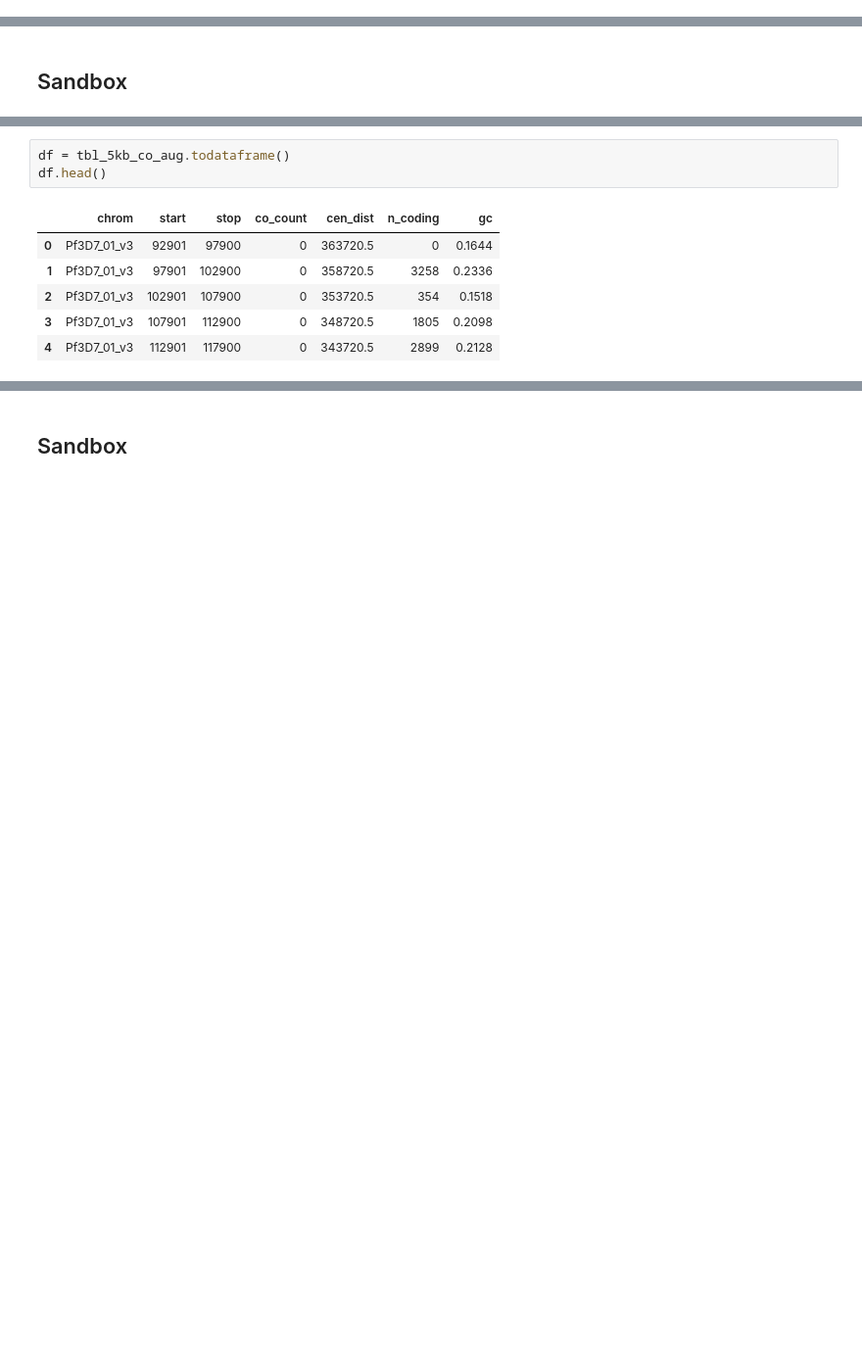
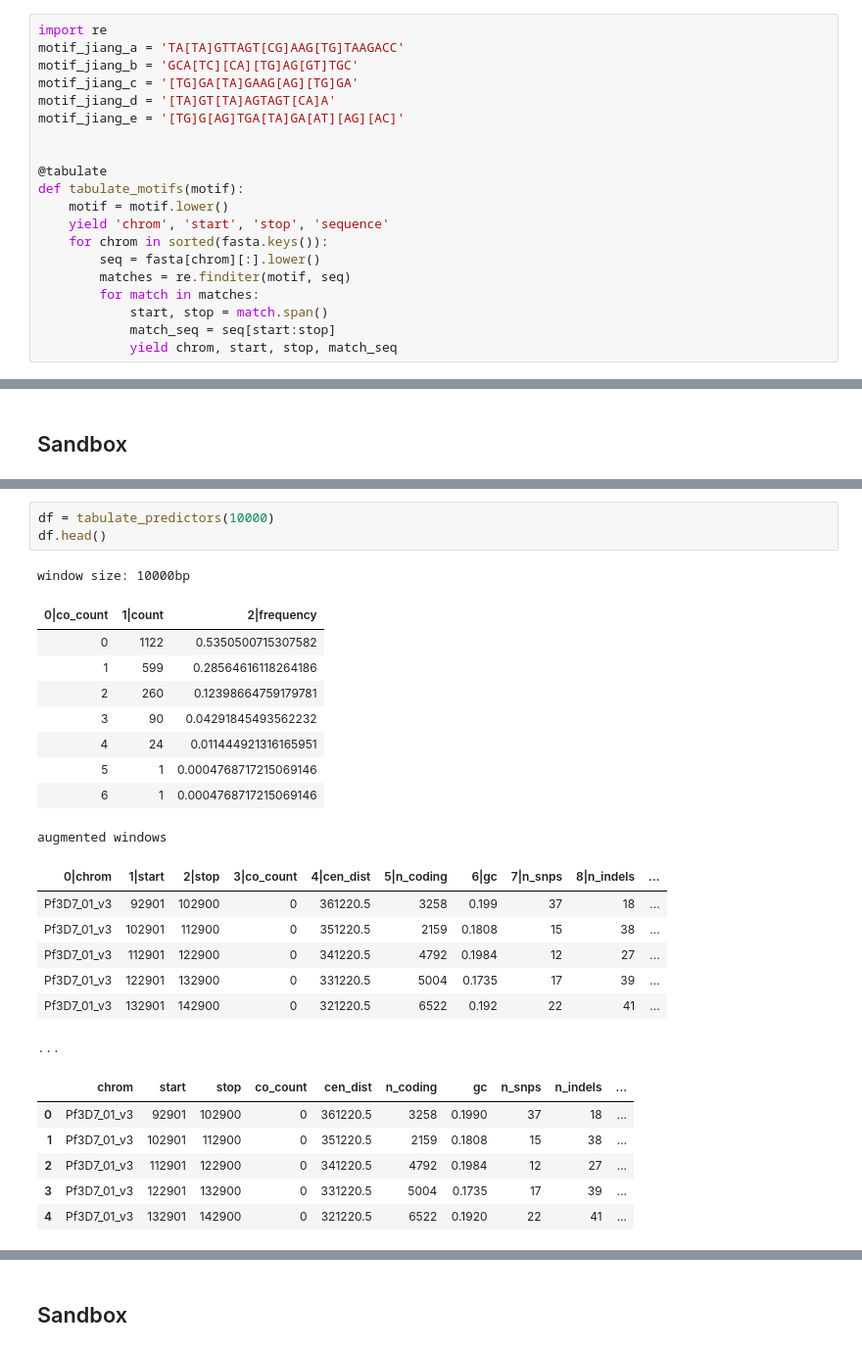
Before and after one commit to wtchg-kwiatkowski/pfx-paper-2015, a Jupyter notebook: supplementary/notebooks/hotspots.ipynb, the cells around one changed output, grey strips where cells are left out. Shown at 98% size. Cells and saved outputs as stored; diff of their text form; blank space fills up the shorter version.

```diff
--- a/supplementary/notebooks/hotspots.ipynb
+++ b/supplementary/notebooks/hotspots.ipynb
@@ -18,3 +18,23 @@ def tabulate_core_windows(window_size):
     for rec in tbl_regions_1b.eq('region_type', 'Core').records():
         for start in range(rec.region_start, rec.region_stop, window_size):
             yield rec.region_chrom, start, start + window_size - 1
+# %%
+import re
+motif_jiang_a = 'TA[TA]GTTAGT[CG]AAG[TG]TAAGACC'
+motif_jiang_b = 'GCA[TC][CA][TG]AG[GT]TGC'
+motif_jiang_c = '[TG]GA[TA]GAAG[AG][TG]GA'
+motif_jiang_d = '[TA]GT[TA]AGTAGT[CA]A'
+motif_jiang_e = '[TG]G[AG]TGA[TA]GA[AT][AG][AC]'
+
+
+@tabulate
+def tabulate_motifs(motif):
+    motif = motif.lower()
+    yield 'chrom', 'start', 'stop', 'sequence'
+    for chrom in sorted(fasta.keys()):
+        seq = fasta[chrom][:].lower()
+        matches = re.finditer(motif, seq)
+        for match in matches:
+            start, stop = match.span()
+            match_seq = seq[start:stop]
+            yield chrom, start, stop, match_seq
@@ -603,10 +597,27 @@ tbl_5kb_co_aug
 # %%
-df = tbl_5kb_co_aug.todataframe()
+df = tabulate_predictors(10000)
 df.head()
 # %% [output]
+window size: 10000bp
-|  | chrom | start | stop | co_count | cen_dist | n_coding | gc |
-| 0 | Pf3D7_01_v3 | 92901 | 97900 | 0 | 363720.5 | 0 | 0.1644 |
-| 1 | Pf3D7_01_v3 | 97901 | 102900 | 0 | 358720.5 | 3258 | 0.2336 |
-| 2 | Pf3D7_01_v3 | 102901 | 107900 | 0 | 353720.5 | 354 | 0.1518 |
-| 3 | Pf3D7_01_v3 | 107901 | 112900 | 0 | 348720.5 | 1805 | 0.2098 |
-| 4 | Pf3D7_01_v3 | 112901 | 117900 | 0 | 343720.5 | 2899 | 0.2128 |
+| 0|co_count | 1|count | 2|frequency |
+| 0 | 1122 | 0.5350500715307582 |
+| 1 | 599 | 0.28564616118264186 |
+| 2 | 260 | 0.12398664759179781 |
+| 3 | 90 | 0.04291845493562232 |
+| 4 | 24 | 0.011444921316165951 |
+| 5 | 1 | 0.0004768717215069146 |
+| 6 | 1 | 0.0004768717215069146 |
+augmented windows
+| 0|chrom | 1|start | 2|stop | 3|co_count | 4|cen_dist | 5|n_coding | 6|gc | 7|n_snps | 8|n_indels | ... |
+| Pf3D7_01_v3 | 92901 | 102900 | 0 | 361220.5 | 3258 | 0.199 | 37 | 18 | ... |
+| Pf3D7_01_v3 | 102901 | 112900 | 0 | 351220.5 | 2159 | 0.1808 | 15 | 38 | ... |
+| Pf3D7_01_v3 | 112901 | 122900 | 0 | 341220.5 | 4792 | 0.1984 | 12 | 27 | ... |
+| Pf3D7_01_v3 | 122901 | 132900 | 0 | 331220.5 | 5004 | 0.1735 | 17 | 39 | ... |
+| Pf3D7_01_v3 | 132901 | 142900 | 0 | 321220.5 | 6522 | 0.192 | 22 | 41 | ... |
+...
+|  | chrom | start | stop | co_count | cen_dist | n_coding | gc | n_snps | n_indels | ... |
+| 0 | Pf3D7_01_v3 | 92901 | 102900 | 0 | 361220.5 | 3258 | 0.1990 | 37 | 18 | ... |
+| 1 | Pf3D7_01_v3 | 102901 | 112900 | 0 | 351220.5 | 2159 | 0.1808 | 15 | 38 | ... |
+| 2 | Pf3D7_01_v3 | 112901 | 122900 | 0 | 341220.5 | 4792 | 0.1984 | 12 | 27 | ... |
+| 3 | Pf3D7_01_v3 | 122901 | 132900 | 0 | 331220.5 | 5004 | 0.1735 | 17 | 39 | ... |
+| 4 | Pf3D7_01_v3 | 132901 | 142900 | 0 | 321220.5 | 6522 | 0.1920 | 22 | 41 | ... |
```
Also changed, not shown: parts of 49 cells of this notebook, 1 other file.
